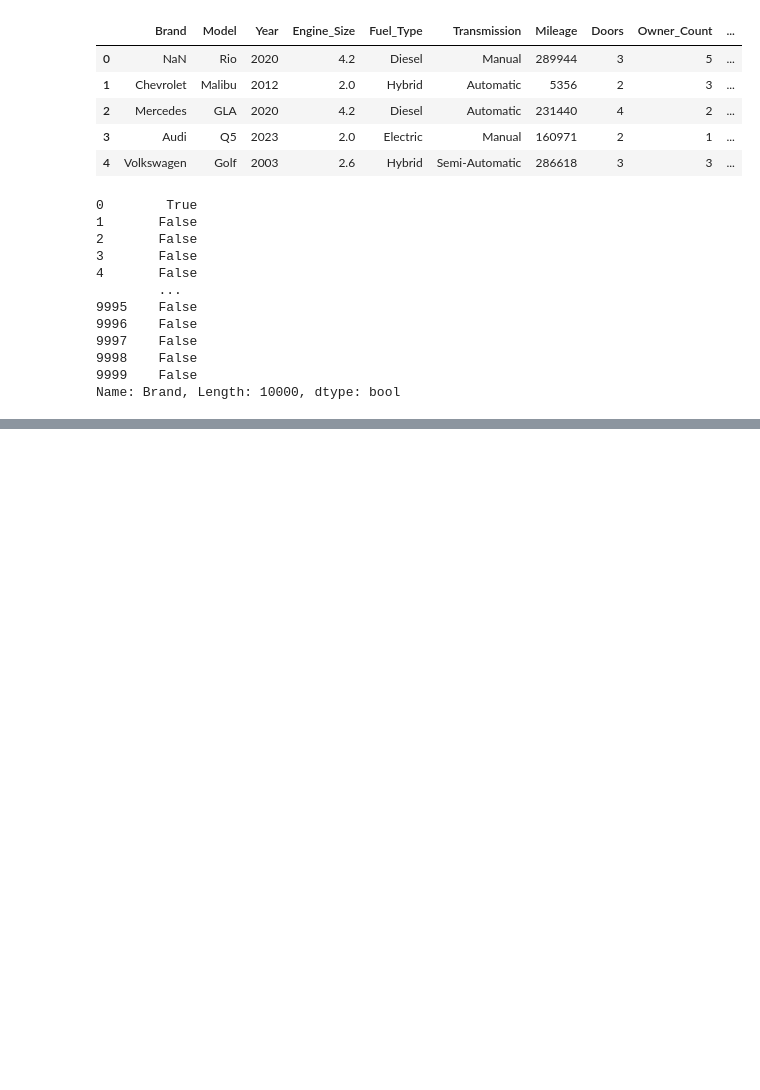
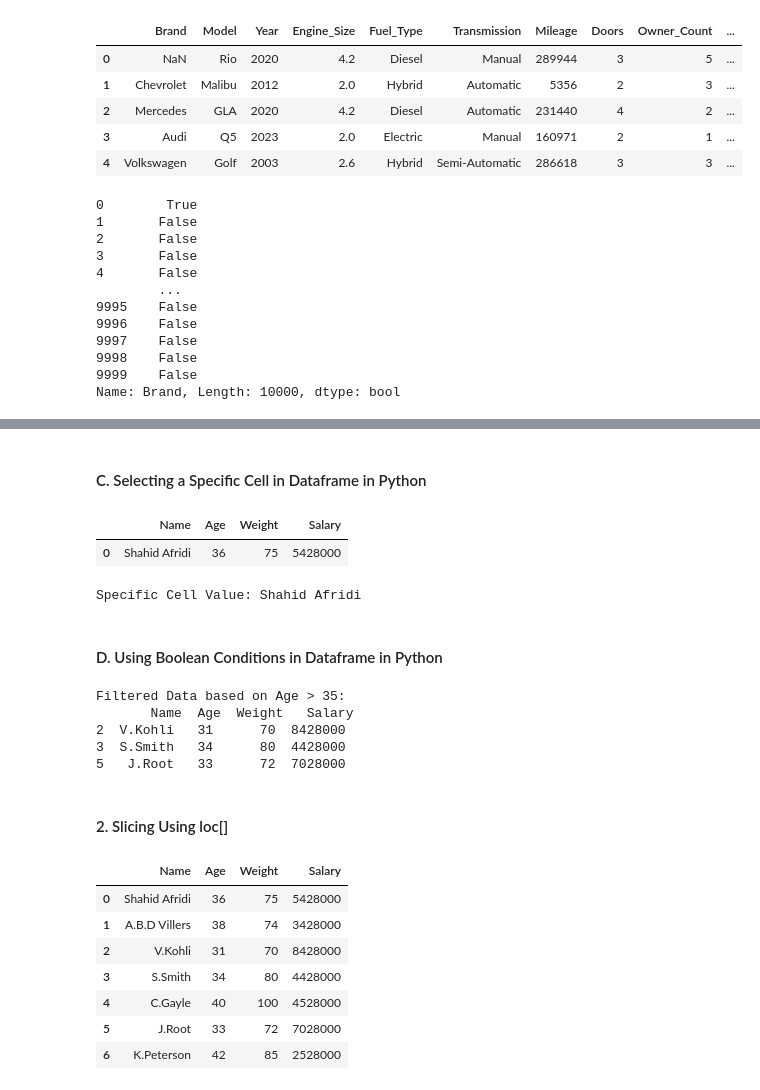
Before and after one commit to Artificial-Intelligence-Appo-Matrix/Python-Labs, a Jupyter notebook: Pandas_labs.ipynb, the cells around one changed output, grey strips where cells are left out. Cells and saved outputs as stored; diff of their text form; code cells hidden in the pictures; blank space fills up the shorter version.

```diff
--- a/Pandas_labs.ipynb
+++ b/Pandas_labs.ipynb
@@ -637,0 +823,36 @@ Name: Brand, Length: 10000, dtype: bool
+# %% [markdown]
+#### C. Selecting a Specific Cell  in Dataframe in Python
+# %%
+df.head(1)
+# %% [output]
+|  | Name | Age | Weight | Salary |
+| 0 | Shahid Afridi | 36 | 75 | 5428000 |
+# %%
+specific_cell_value = df.iloc[0, 0]  # Row 2, Column 3 (Salary)
+print("Specific Cell Value:", specific_cell_value)
+# %% [output]
+Specific Cell Value: Shahid Afridi
+# %% [markdown]
+#### D. Using Boolean Conditions  in Dataframe in Python
+# %%
+filtered_data = df[df['Age'] < 35].iloc[:, :]  # Select rows where Age is greater than 35
+print("\nFiltered Data based on Age > 35:\n", filtered_data)
+# %% [output]
+Filtered Data based on Age > 35:
+       Name  Age  Weight   Salary
+2  V.Kohli   31      70  8428000
+3  S.Smith   34      80  4428000
+5   J.Root   33      72  7028000
+# %% [markdown]
+#### 2. Slicing Using loc[]
+# %%
+df
+# %% [output]
+|  | Name | Age | Weight | Salary |
+| 0 | Shahid Afridi | 36 | 75 | 5428000 |
+| 1 | A.B.D Villers | 38 | 74 | 3428000 |
+| 2 | V.Kohli | 31 | 70 | 8428000 |
+| 3 | S.Smith | 34 | 80 | 4428000 |
+| 4 | C.Gayle | 40 | 100 | 4528000 |
+| 5 | J.Root | 33 | 72 | 7028000 |
+| 6 | K.Peterson | 42 | 85 | 2528000 |
```
Also changed, not shown: parts of 30 cells of this notebook.
